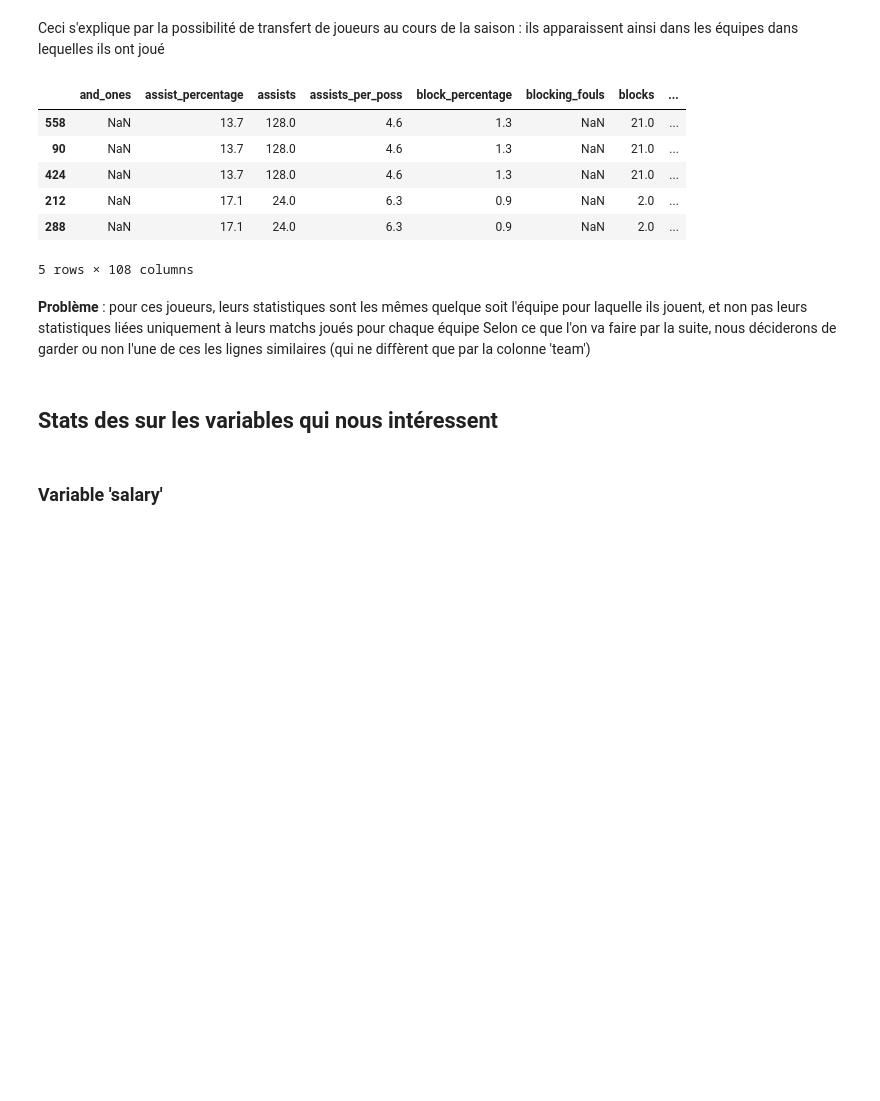
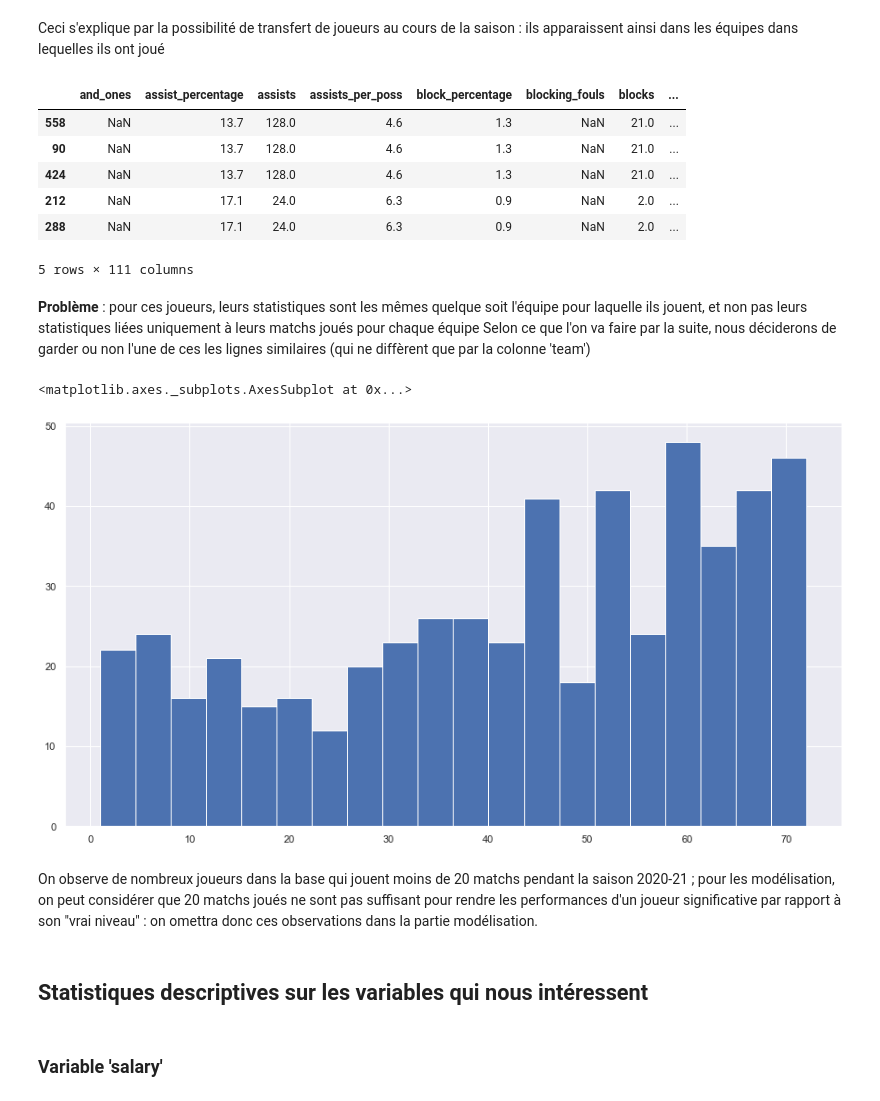
Before and after one commit to nael-farhan/python-project-nba-salaries, a Jupyter notebook: descriptive statistics.ipynb, the cells around one changed output. Saved outputs shown, nothing was run; the diff lists cells and outputs as text; code cells hidden in the pictures; blank space fills up the shorter version.

Commit message:
finalisation stat desc

```diff
--- a/descriptive statistics.ipynb
+++ b/descriptive statistics.ipynb
@@ -5,6 +7,9 @@ import pandas as pd
 # %%
-df_21= pd.read_csv('data\data21.csv')
-df_20= pd.read_csv('data\data20.csv')
-df_19= pd.read_csv('data\data19.csv')
+df_21= pd.read_csv('modified data\data21.csv')
+df_20= pd.read_csv('modified data\data20.csv')
+df_19= pd.read_csv('modified data\data19.csv')
+df_21nd= pd.read_csv('unduplicated data\data21nd.csv')
+df_20nd= pd.read_csv('unduplicated data\data20nd.csv')
+df_19nd= pd.read_csv('unduplicated data\data19nd.csv')
 # %% [markdown]
 ## Premiers constats
@@ -43,12 +54,19 @@ df_19[df_19.groupby('name')['name'].transform('size') > 1].sort_values(by=['name
 | 424 | NaN | 13.7 | 128.0 | 4.6 | 1.3 | NaN | 21.0 | ... |
 | 212 | NaN | 17.1 | 24.0 | 6.3 | 0.9 | NaN | 2.0 | ... |
 | 288 | NaN | 17.1 | 24.0 | 6.3 | 0.9 | NaN | 2.0 | ... |
-5 rows × 108 columns
+5 rows × 111 columns
 # %% [markdown]
 **Problème** : pour ces joueurs, leurs statistiques sont les mêmes quelque soit l'équipe pour laquelle ils jouent, et non pas leurs statistiques liées uniquement à leurs matchs joués pour chaque équipe
 Selon ce que l'on va faire par la suite, nous déciderons de garder ou non l'une de ces les lignes similaires (qui ne diffèrent que par la colonne 'team')
+# %%
+df_21nd['games_played'].hist(bins=20)
+# %% [output]
+<matplotlib.axes._subplots.AxesSubplot at 0x...>
+[figure, added]
+# %% [markdown]
+On observe de nombreux joueurs dans la base qui jouent moins de 20 matchs pendant la saison 2020-21 ; pour les modélisation, on peut considérer que 20 matchs joués ne sont pas suffisant pour rendre les performances d'un joueur significative par rapport à son "vrai niveau" : on omettra donc ces observations dans la partie modélisation.
 # %% [markdown]
-## Stats des sur les variables qui nous intéressent
+## Statistiques descriptives sur les variables qui nous intéressent
 # %% [markdown]
 ### Variable 'salary'
 # %%
```
Also changed, not shown: parts of 23 cells of this notebook.
